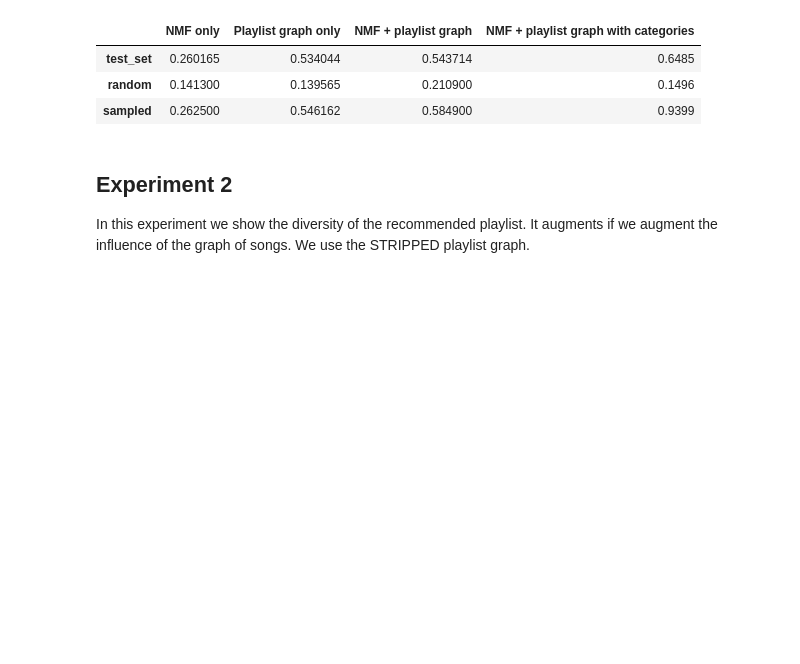
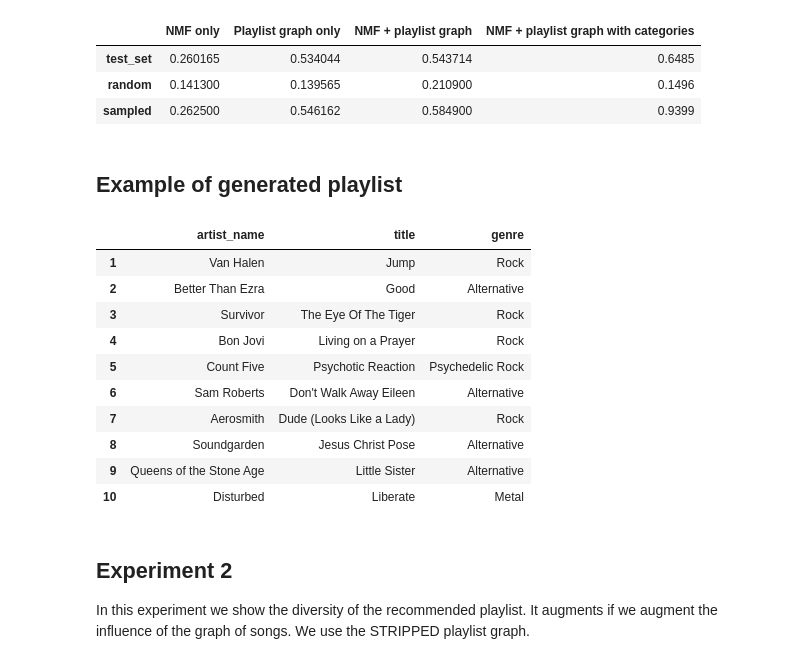
Before and after one commit to kikohs/recog, a Jupyter notebook: notebook/Rec sys.ipynb, the cells around one changed output. Drawn from its saved outputs; the diff is of its cells as text; code cells hidden in the pictures; blank space fills up the shorter version.

```diff
--- a/notebook/Rec sys.ipynb
+++ b/notebook/Rec sys.ipynb
@@ -760,3 +769,33 @@ out = os.path.join(EXPERIMENT_DIR, 'exp1_overall_all.tex')
 towrite = exp1_resume.to_latex(formatters=[f2, f2, f2, f2])
 with open(out, 'w') as f:
     f.write(towrite)
+# %% [markdown]
+## Example of generated playlist
+# %%
+# SONGS[SONGS.genre == 'Rock'].sort('artist_name')
+
+
+songs = [12676, 76700, 648214]
+input_df = SONGS.loc[songs]
+# %%
+output = recog.recommend(songs, SONGS, d['A'], d['B'], 7, SONG_TO_IDX)
+# %%
+final = pd.concat([input_df, output])
+# %%
+final = final.sort('energy')[['artist_name', 'title', 'genre']]
+clean_out = final.reset_index(drop=True)
+clean_out.index += 1
+# %%
+clean_out
+# %% [output]
+|  | artist_name | title | genre |
+| 1 | Van Halen | Jump | Rock |
+| 2 | Better Than Ezra | Good | Alternative |
+| 3 | Survivor | The Eye Of The Tiger | Rock |
+| 4 | Bon Jovi | Living on a Prayer | Rock |
+| 5 | Count Five | Psychotic Reaction | Psychedelic Rock |
+| 6 | Sam Roberts | Don't Walk Away Eileen | Alternative |
+| 7 | Aerosmith | Dude (Looks Like a Lady) | Rock |
+| 8 | Soundgarden | Jesus Christ Pose | Alternative |
+| 9 | Queens of the Stone Age | Little Sister | Alternative |
+| 10 | Disturbed | Liberate | Metal |
```
Also changed, not shown: parts of 11 cells of this notebook, 1 other file.
